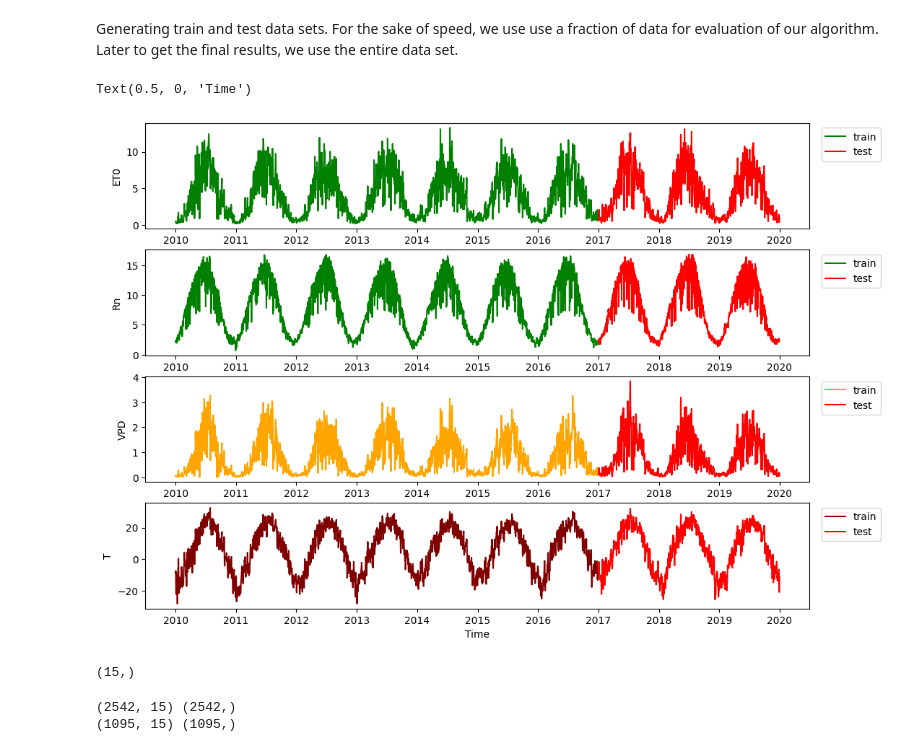
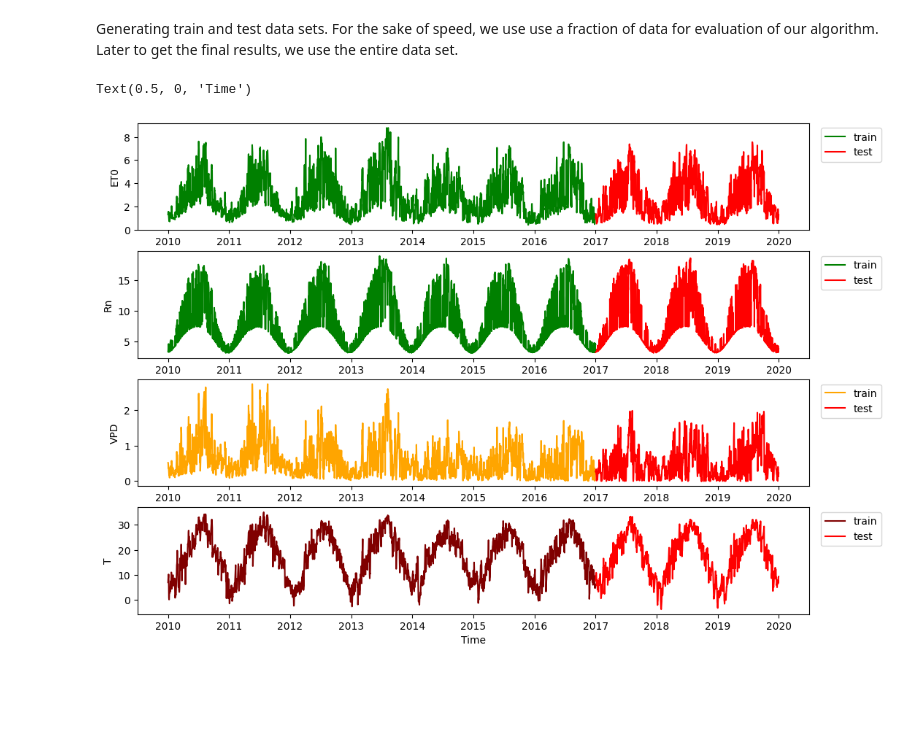
Before and after one commit to ekourkchi/Weather_research, a Jupyter notebook: GPR_PSO_LSTM.ipynb, the cells around one changed output. Cells and saved outputs as stored; diff of their text form; code cells hidden in the pictures; blank space fills up the shorter version.

```diff
--- a/GPR_PSO_LSTM.ipynb
+++ b/GPR_PSO_LSTM.ipynb
@@ -37,8 +37,8 @@ We generate the first 3 main principal components that capture the most useful i
 **Note:** Make sure that the data file is addressed correctly and it's already avaialble in your Google drive.
 # %%
 
-# dataFile = 'Changde.xlsx'
-dataFile = 'Hailisu.xlsx'
+dataFile = 'Changde.xlsx'
+# dataFile = 'Hailisu.xlsx'
 # dataFile = 'Lancang.xlsx'
 # dataFile = 'Miyun.xlsx'
 # dataFile = 'Nanmulin.xlsx'
@@ -97,7 +97,8 @@ y = subData["ET0"].ffill()
 z = subData["Rn"].ffill()
 v = subData["VPD"].ffill()
 w = subData["T"].ffill()
-
+tm = subData["Delta"].ffill()
+tx = subData["TA_max"].ffill()
 
 # testing: 2013 onward
 subData_test = data.loc["2017":]
@@ -107,37 +108,39 @@ y_test = subData_test["ET0"].ffill()
 z_test = subData_test["Rn"].ffill()
 v_test = subData_test["VPD"].ffill()
 w_test = subData_test["T"].ffill()
+tm_test = subData_test["Delta"].ffill()
+tx_test = subData_test["TA_max"].ffill()
 
 # top plot
 p = 0
 
 ax = plt.subplot(gs[p]) ; p+=1
 ax.plot(x, y, color='green', label="train")
 ax.plot(x_test, y_test, color='red', label="test")
 ax.legend(bbox_to_anchor=(1.01, 1))
 ax.set_ylabel("ET0")
 
 ax = plt.subplot(gs[p]) ; p+=1
 ax.plot(x, z, color='green', label="train")
 ax.plot(x_test, z_test, color='red', label="test")
 ax.legend(bbox_to_anchor=(1.01, 1))
 ax.set_ylabel("Rn")
 
 ax = plt.subplot(gs[p]) ; p+=1
 ax.plot(x, v, color='orange', label="train")
 ax.plot(x_test, v_test, color='red', label="test")
 ax.legend(bbox_to_anchor=(1.01, 1))
 ax.set_ylabel("VPD")
 
 ax = plt.subplot(gs[p]) ; p+=1
 ax.plot(x, w, color='maroon', label="train")
 ax.plot(x_test, w_test, color='red', label="test")
 ax.legend(bbox_to_anchor=(1.01, 1))
 ax.set_ylabel("T")
 
 
 ax.set_xlabel("Time")
 # %% [output]
 Text(0.5, 0, 'Time')
-[figure, old version]
+[figure, new version]
 # %%
@@ -172,32 +172,18 @@ def dataPrepare2(y, z, v, w, n = 3, d = 1):
 from sklearn.preprocessing import MinMaxScaler
 
 
-lag = 15
+lag = 16
 d = 1
 
-y_train_lag = y[-lag:]
+def scaleIT(y, y_test):
 
-print(y_train_lag.shape)
-assert y_train_lag.shape == (lag,), ("Oops! There is a data dimension mismatch error. Hint: Slice the last 60 records from train_series")
+  y_train_lag = y[-lag:]
 
-new_test_series =  pd.concat([y_train_lag, y_test])
 
-sc = MinMaxScaler(feature_range=(0,1))
-ys = sc.fit_transform(y.values.reshape(-1,1)).reshape(-1)
-ys_test = sc.fit_transform(new_test_series.values.reshape(-1,1)).reshape(-1)
+  new_test_series =  pd.concat([y_train_lag, y_test])
+
+  sc = MinMaxScaler(feature_range=(0,1))
+  ys = sc.fit_transform(y.values.reshape(-1,1)).reshape(-1)
+  ys_test = sc.transform(new_test_series.values.reshape(-1,1)).reshape(-1)
+
+  return ys, ys_test, sc
-# %% [output]
-(15,)
-# %%
-# y: ET0
-# z: P1 (the first principal component)
-# v: T (temperature)
-# w: VPD
-
-XS_train, ys_train = dataPrepare2(ys, z, v, w, n=lag, d=d)
-XS_test, ys_test = dataPrepare2(ys_test, z_test, v_test, w_test, n=lag, d=d)
-
-print(XS_train.shape, ys_train.shape)
-print(XS_test.shape, ys_test.shape)
-# %% [output]
-(2542, 15) (2542,)
-(1095, 15) (1095,)
```
Also changed, not shown: parts of 35 cells of this notebook.
